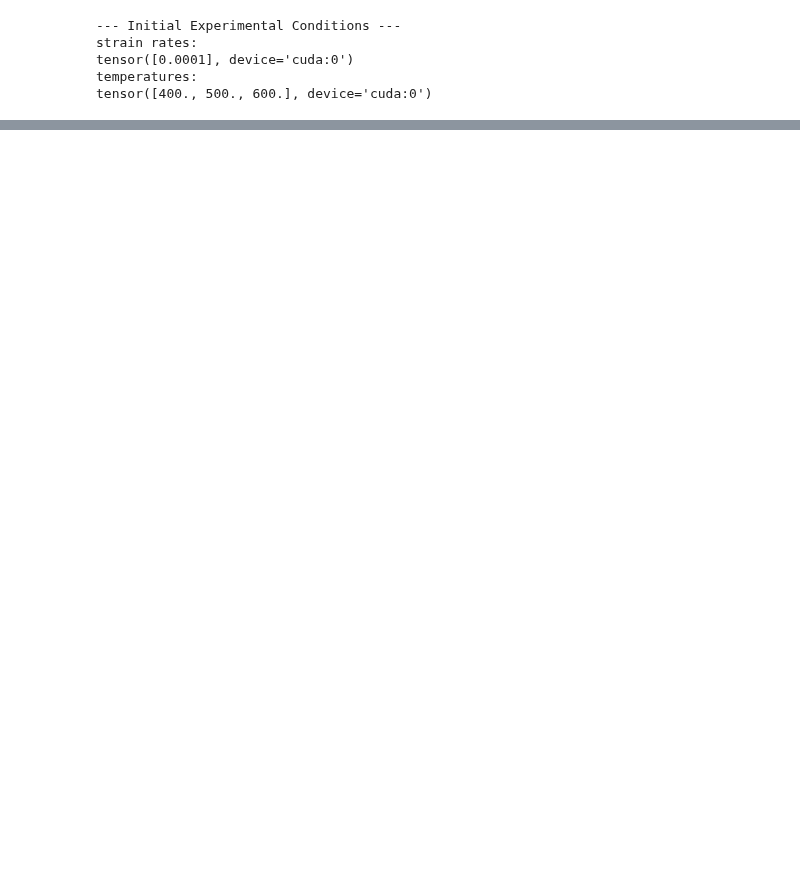
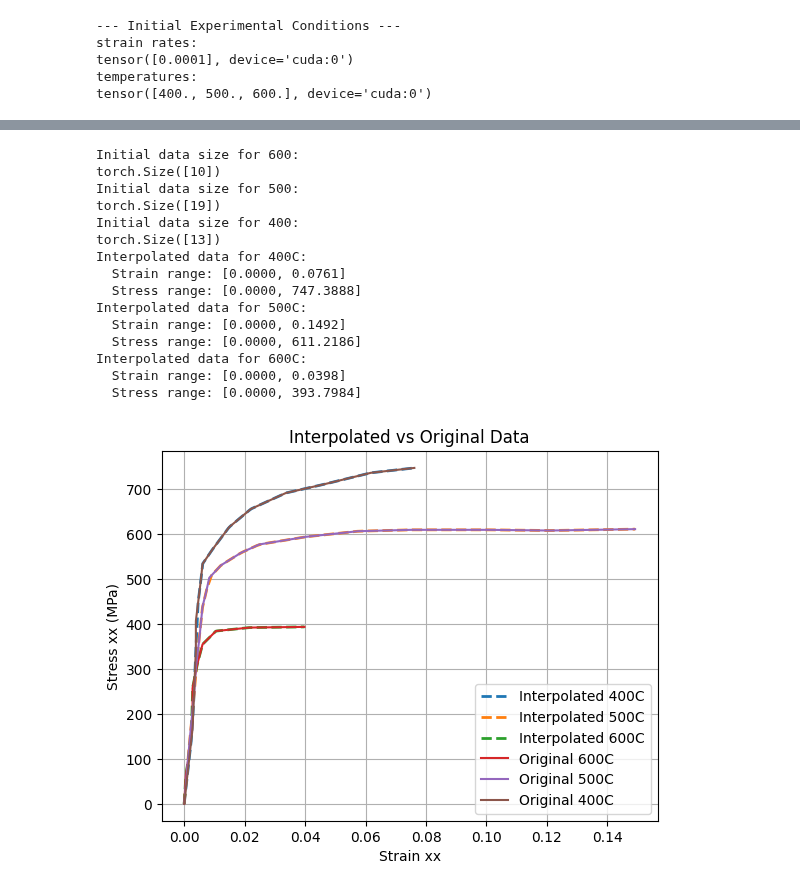
Before and after one commit to ColinMG2/neml2, a Jupyter notebook: cmg_projects/example.ipynb, the cells around one changed output, grey strips where cells are left out. Cells and saved outputs as stored; diff of their text form; code cells hidden in the pictures; blank space fills up the shorter version.

```diff
--- a/cmg_projects/example.ipynb
+++ b/cmg_projects/example.ipynb
@@ -90,7 +73,6 @@ tensor([  0.0000, 167.1180, 343.5203, 406.9632, 498.2592, 533.8491, 566.3443,
 nrate = 1
 ntemperature = 3
 nbatch = nrate * ntemperature
-max_strain = 0.4
 ntime = 100
 rates = torch.tensor([1e-4], device=device)
 temperatures = torch.linspace(400.0, 600.0, ntemperature, device=device)
@@ -145,3 +129,62 @@ Buffers:    Eerate_c_0 [Scalar][Double][cuda:0]
+# %%
+# Interpolate experimental data to match the loading tensor
+# Each temperature uses its actual experimental strain range (no artificial zeros!)
+
+# Initial data shape
+for temp_label in stress_data:
+    print(f"Initial data size for {temp_label}:\n{stress_data[temp_label].shape}")
+
+exp_stress_data = torch.zeros_like(loading, device=device)
+exp_strain_data = torch.zeros_like(loading, device=device)
+
+for i, T in enumerate(temperatures):
+    t_label = str(int(T.item()))
+
+    # Create interpolation functions
+    f_stress = interp1d(strain_data[t_label].cpu().numpy(),
+                       stress_data[t_label].cpu().numpy(),
+                       kind='linear')
+
+    # Interpolate at the loading points (which are already within experimental range)
+    exp_stress_data[:, i, 0] = torch.tensor(f_stress(loading[:, i, 0].cpu().numpy()), device=device)
+    exp_strain_data[:, i, 0] = loading[:, i, 0]  # These are the actual strain values
+
+    print(f"Interpolated data for {t_label}C:")
+    print(f"  Strain range: [{exp_strain_data[:, i, 0].min():.4f}, {exp_strain_data[:, i, 0].max():.4f}]")
+    print(f"  Stress range: [{exp_stress_data[:, i, 0].min():.4f}, {exp_stress_data[:, i, 0].max():.4f}]")
+
+# Plot interpolated data
+plt.figure()
+for i, T in enumerate(temperatures):
+    t_label = str(int(T.item()))
+    plt.plot(exp_strain_data[:, i, 0].cpu().numpy(), exp_stress_data[:, i, 0].cpu().numpy(), '--',
+               label=f"Interpolated {t_label}C", linewidth=2)
+for temp_label in strain_data:
+    plt.plot(strain_data[temp_label].cpu().numpy(), stress_data[temp_label].cpu().numpy(),
+            label=f"Original {temp_label}C")
+plt.xlabel("Strain xx")
+plt.ylabel("Stress xx (MPa)")
+plt.title("Interpolated vs Original Data")
+plt.grid()
+plt.legend()
+plt.show()
+# %% [output]
+Initial data size for 600:
+torch.Size([10])
+Initial data size for 500:
+torch.Size([19])
+Initial data size for 400:
+torch.Size([13])
+Interpolated data for 400C:
+  Strain range: [0.0000, 0.0761]
+  Stress range: [0.0000, 747.3888]
+Interpolated data for 500C:
+  Strain range: [0.0000, 0.1492]
+  Stress range: [0.0000, 611.2186]
+Interpolated data for 600C:
+  Strain range: [0.0000, 0.0398]
+  Stress range: [0.0000, 393.7984]
+[figure, added]
 # %%
 class SolveStrain(torch.nn.Module):
     """Just integrate the model through some strain history
```
Also changed, not shown: parts of 15 cells of this notebook, 13 other files.
